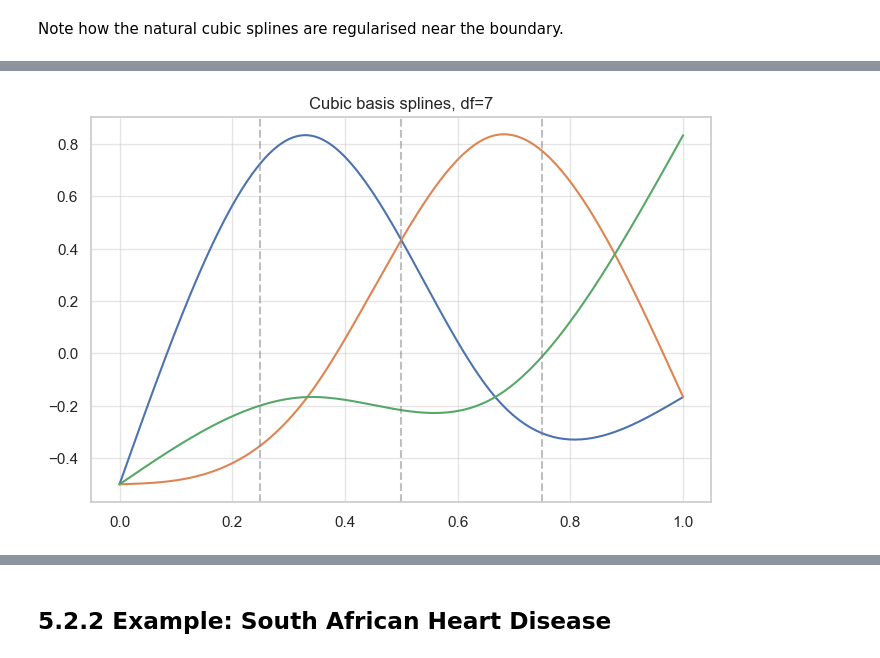
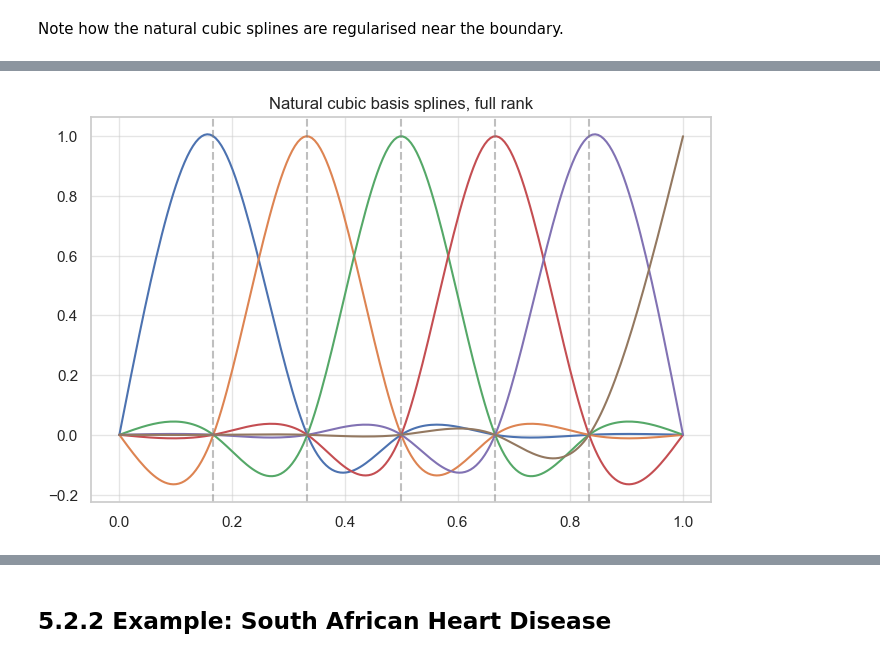
Before and after one commit to chris-leonard/elements-of-statistical-learning, a Jupyter notebook: chapter-8/splines.ipynb, the cells around one changed output, grey strips where cells are left out. Cells and saved outputs as stored; diff of their text form; code cells hidden in the pictures.

```diff
--- a/chapter-8/splines.ipynb
+++ b/chapter-8/splines.ipynb
@@ -479,2 +384,0 @@ ax.legend();
-# %%
-sample_data["y+5"] = sample_data.y + 5
@@ -541,18 +396,17 @@ I can plot the basis functions
 # %%
-constraints = np.array([[1, 1, 1]])
-X_nat = dmatrix(f"cr(x, df=3) - 1", {"x": x})
+X_nat = dmatrix(f"cr(x, df=7) - 1", sample_data)
 
 fig, ax = plt.subplots(figsize=(8, 5))
 
 # plot the basis functions
-b = np.ones(3)
+b = np.ones(7)
 ax.plot(x, X_nat*b)
 
-# plot knot locations
-n_knots = 7 - 4
+# plot (inner) knot locations
+n_knots = 5  # df = K + 2
 knots = np.linspace(x.min(), x.max(), num=n_knots + 2)[1:-1]
 for knot in knots:
     ax.axvline(knot, color="gray", linestyle="--", alpha=0.5)
 
-ax.set(title="Cubic basis splines, df=7");
+ax.set(title="Natural cubic basis splines, full rank");
 # %% [output]
@@ -560,18 +416,17 @@ ax.set(title="Cubic basis splines, df=7");
 # %%
-constraints = np.array([[1, 1, 1]])
-X_nat = dmatrix(f"cr(x, df=3, constraints='center') - 1", {"x": x})
+X_nat = dmatrix(f"cr(x, df=6, constraints='center') - 1", sample_data)
 
 fig, ax = plt.subplots(figsize=(8, 5))
 
 # plot the basis functions
-b = np.ones(3)
+b = np.ones(6)
 ax.plot(x, X_nat*b)
 
-# plot knot locations
-n_knots = 7 - 4
+# plot (inner) knot locations
+n_knots = 5  # df = K + 1
 knots = np.linspace(x.min(), x.max(), num=n_knots + 2)[1:-1]
 for knot in knots:
     ax.axvline(knot, color="gray", linestyle="--", alpha=0.5)
 
-ax.set(title="Cubic basis splines, df=7");
+ax.set(title="Natural cubic basis splines, full rank");
 # %% [output]
@@ -579,19 +434,18 @@ ax.set(title="Cubic basis splines, df=7");
 # %%
-constraints = np.array([[1, 1, 1]])
-X_nat = dmatrix(f"cr(x, df=3, constraints=[1, 1, 1, 1]) - 1", {"x": x})
+X_nat = dmatrix(f"cr(x, df=6, constraints=[1, 0, 0, 0, 0, 0, 0]) - 1", sample_data)
 
 fig, ax = plt.subplots(figsize=(8, 5))
 
 # plot the basis functions
-b = np.ones(3)
+b = np.ones(6)
 ax.plot(x, X_nat*b)
 
-# plot knot locations
-n_knots = 7 - 4
+# plot (inner) knot locations
+n_knots = 5  # df = K + 1
 knots = np.linspace(x.min(), x.max(), num=n_knots + 2)[1:-1]
 for knot in knots:
     ax.axvline(knot, color="gray", linestyle="--", alpha=0.5)
 
-ax.set(title="Cubic basis splines, df=7");
+ax.set(title="Natural cubic basis splines, full rank");
 # %% [output]
-[figure, old version]
+[figure, new version]
```
Also changed, not shown: parts of 72 cells of this notebook, 1 other file.
